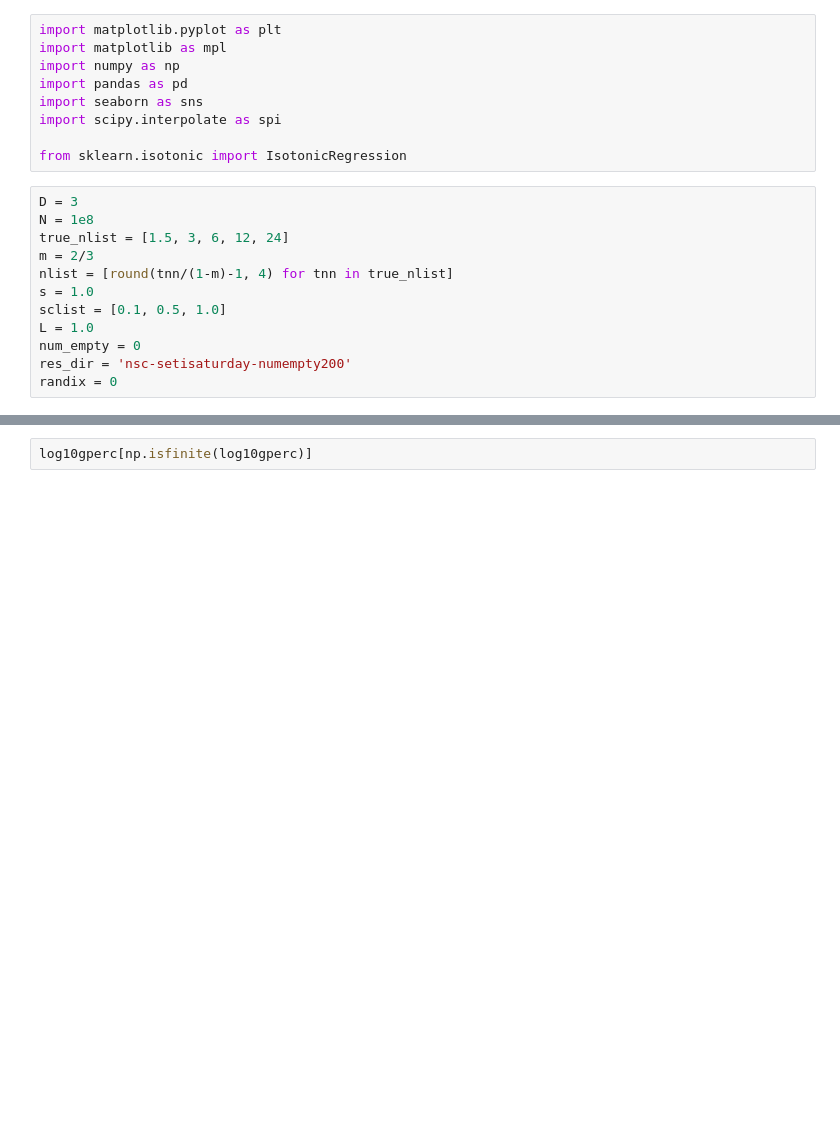
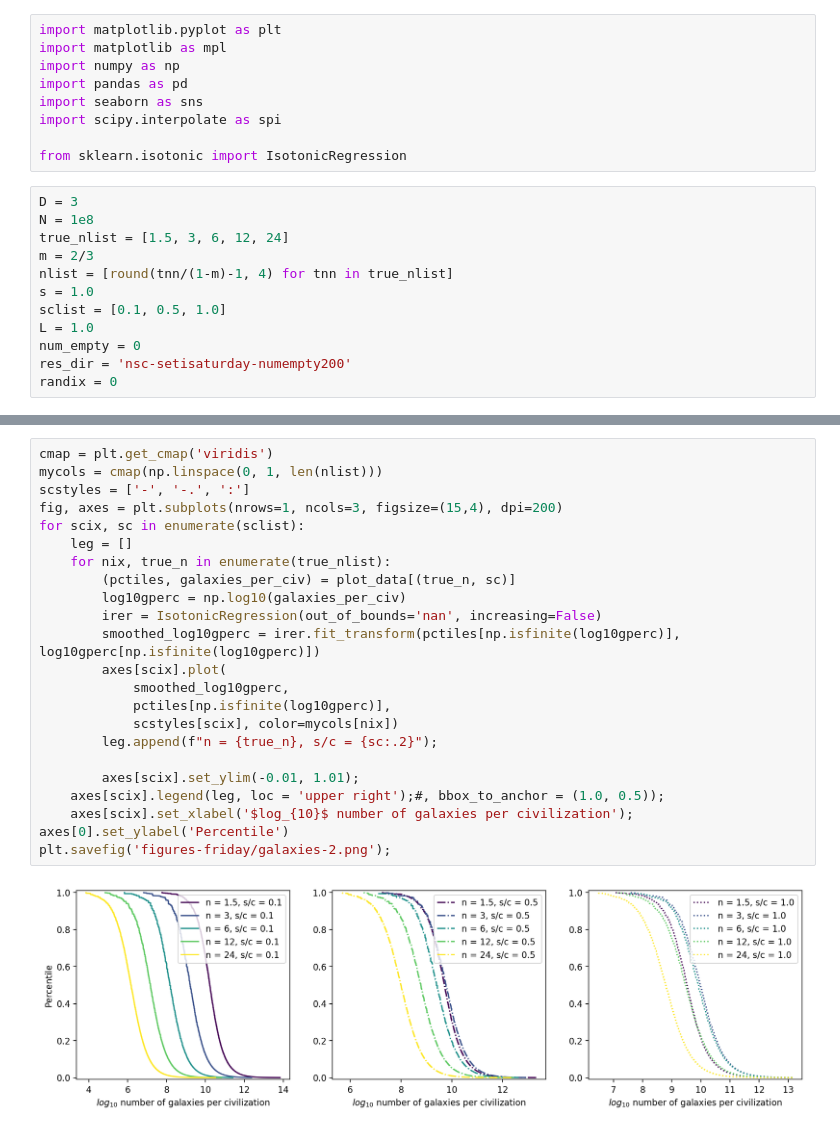
Before and after one commit to calvinmccarter/grabby_aliens, a Jupyter notebook: experiments/galaxy-1.ipynb, the cells around one changed output, grey strips where cells are left out. Drawn from its saved outputs; the diff is of its cells as text; blank space fills up the shorter version.

```diff
--- a/experiments/galaxy-1.ipynb
+++ b/experiments/galaxy-1.ipynb
@@ -67,4 +70,27 @@ plt.savefig('figures-friday/galaxies-1.png');
-# %%
-log10gperc[np.isfinite(log10gperc)]
+# %%
+cmap = plt.get_cmap('viridis')
+mycols = cmap(np.linspace(0, 1, len(nlist)))
+scstyles = ['-', '-.', ':']
+fig, axes = plt.subplots(nrows=1, ncols=3, figsize=(15,4), dpi=200)
+for scix, sc in enumerate(sclist):
+    leg = []
+    for nix, true_n in enumerate(true_nlist):
+        (pctiles, galaxies_per_civ) = plot_data[(true_n, sc)]
+        log10gperc = np.log10(galaxies_per_civ)
+        irer = IsotonicRegression(out_of_bounds='nan', increasing=False)
+        smoothed_log10gperc = irer.fit_transform(pctiles[np.isfinite(log10gperc)], log10gperc[np.isfinite(log10gperc)])
+        axes[scix].plot(
+            smoothed_log10gperc,
+            pctiles[np.isfinite(log10gperc)],
+            scstyles[scix], color=mycols[nix])
+        leg.append(f"n = {true_n}, s/c = {sc:.2}");
+
+        axes[scix].set_ylim(-0.01, 1.01);
+    axes[scix].legend(leg, loc = 'upper right');#, bbox_to_anchor = (1.0, 0.5));
+    axes[scix].set_xlabel('$log_{10}$ number of galaxies per civilization');
+axes[0].set_ylabel('Percentile')
+plt.savefig('figures-friday/galaxies-2.png');
+# %% [output]
+[figure, added]
 # %%
 smoothed_log10gperc[0:20]
```
Also changed, not shown: parts of 9 cells of this notebook, 17 other files.
